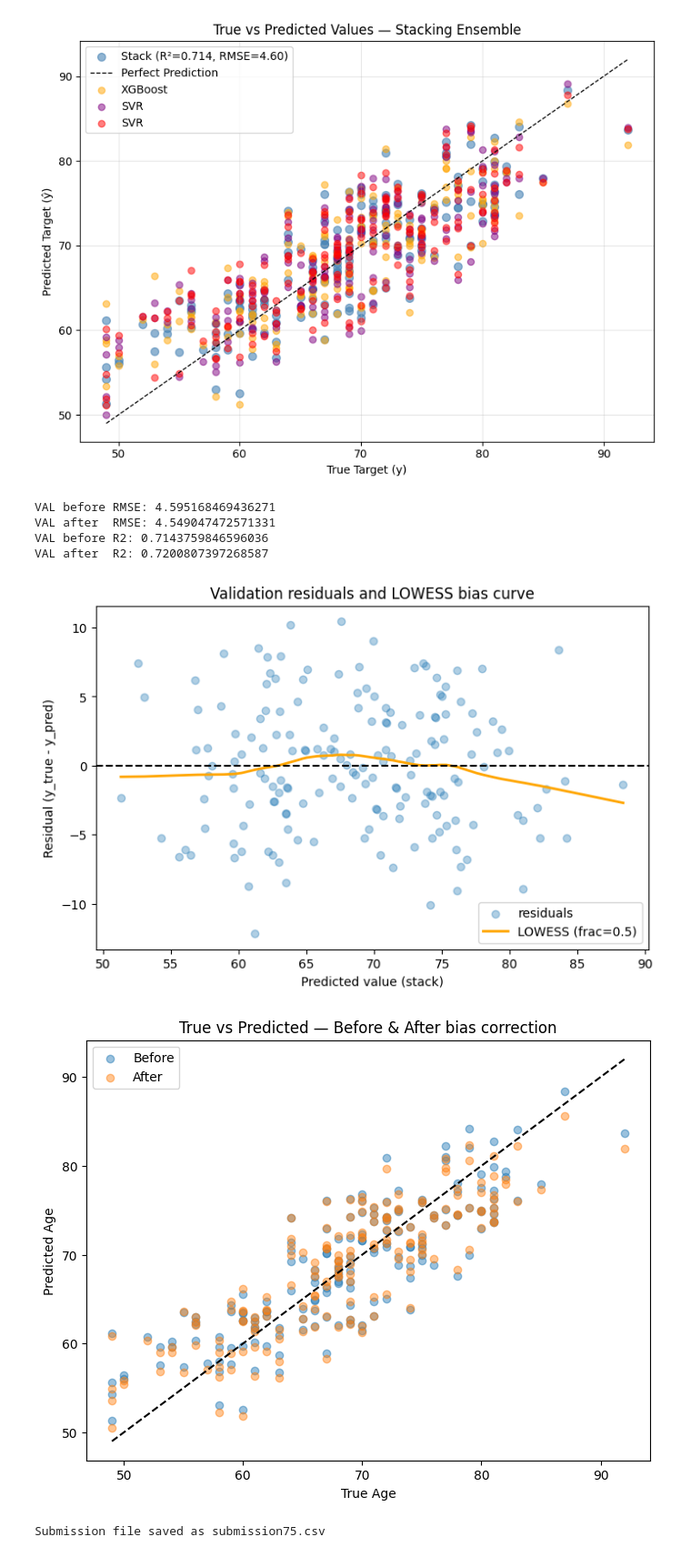
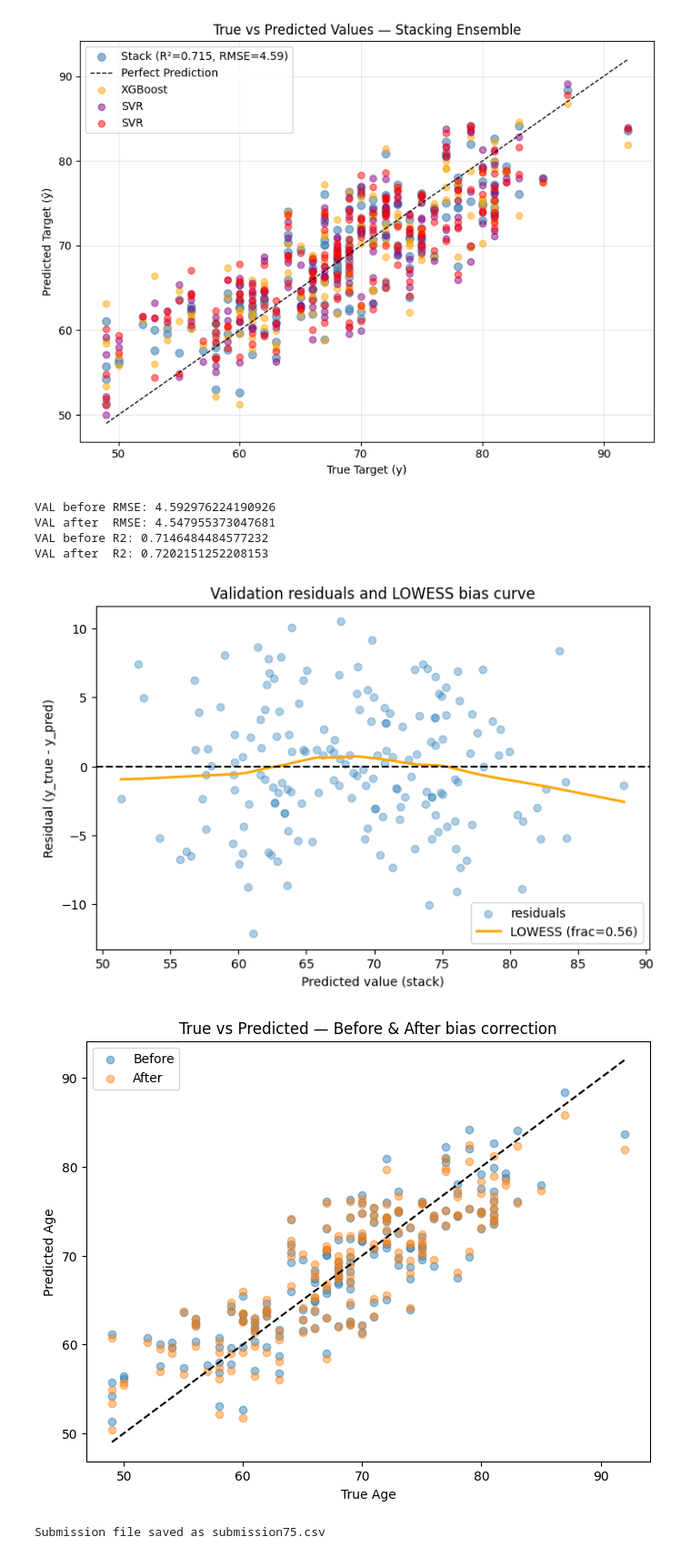
Before and after one commit to lambione/ETH-KAGGLE-COMPETITIONS-AML, a Jupyter notebook: PROJECT_1/mri_detection.ipynb, the cells around one changed output. Shown at 91% size. Cells and saved outputs as stored; diff of their text form; code cells hidden in the pictures.

Commit message:
Implementation of the stack bias corrected that makes 70.53% leaderboard

```diff
--- a/PROJECT_1/mri_detection.ipynb
+++ b/PROJECT_1/mri_detection.ipynb
@@ -667,6 +666,11 @@ from sklearn.gaussian_process import GaussianProcessRegressor
 from sklearn.gaussian_process.kernels import RBF, ConstantKernel as C, WhiteKernel
 from sklearn.gaussian_process import GaussianProcessRegressor
 from sklearn.gaussian_process.kernels import RBF, WhiteKernel
+from sklearn.linear_model import Lars, LassoLars
+from sklearn.linear_model import BayesianRidge
+from sklearn.linear_model import TweedieRegressor
+from sklearn.linear_model import ElasticNetCV
+
 
 y_train = np.ravel(y_train)
 y_val = np.ravel(y_val)
@@ -685,60 +689,42 @@ xgb = XGBRegressor(
     verbosity=0
 )
 
-# rf = RandomForestRegressor(
-#     n_estimators=800,
-#     max_depth=None,
-#     min_samples_split=4,
-#     min_samples_leaf=2,
-#     max_features='sqrt',
-#     bootstrap=True,
-#     n_jobs=-1,
-#     random_state=42
-# )
 
 svr = Pipeline([
     ('scaler', StandardScaler()),
     ('svr', SVR(kernel='rbf', C=24, epsilon=0.05))
 ])
 
-# knn = Pipeline([
-#     ('scaler', StandardScaler()),
-#     ('knn', KNeighborsRegressor(n_neighbors=7, weights='distance'))
-# ])
 
-
-# --- Build pipeline ---
 gpr = Pipeline([
-    ('scaler', StandardScaler()),                     # Scale features
+    ('scaler', StandardScaler()),
     ('gpr', GaussianProcessRegressor(
         kernel=0.7 * RBF(length_scale=1.5, length_scale_bounds=(0.1, 10.0)),
         n_restarts_optimizer=2,
-        alpha=1e-2,                                          # restarts for better hyperparameters
-        normalize_y=True,                           # normalize target
+        alpha=1e-2,
+        normalize_y=True,
         random_state=42
     ))
 ])
 
 estimators = [
     ('xgb', xgb),
-    # ('rf', rf),
     ('svr', svr),
     ('gpr', gpr),
 ]
 
 stack_model = StackingRegressor(
     estimators=estimators,
-    final_estimator=RidgeCV(alphas=[20.0]),
+    final_estimator=BayesianRidge(),
     passthrough=False,
     n_jobs=-1
 )
 
 models = [
     ('XGBoost', xgb),
-    # ('RandomForest', rf),
     ('SVR', svr),
     ('gpr', gpr),
-    ('Stacking', stack_model)
+    ('Stacking', stack_model),
 ]
 
 r2_train_list = []
@@ -821,7 +808,7 @@ y_pred_val = y_pred_stack
 residuals = y_val - y_pred_val
 
 lowess = sm.nonparametric.lowess
-frac = 0.5
+frac = 0.56
 lowess_fit = lowess(residuals, y_pred_val, frac=frac, return_sorted=True)
 
 from scipy.interpolate import interp1d
@@ -830,38 +817,38 @@ ys = lowess_fit[:, 1]
 bias_func = interp1d(xs, ys, bounds_error=False, fill_value=(ys[0], ys[-1]))
 
 bias_corr_val = bias_func(y_pred_val)
 y_pred_val_corrected = y_pred_val + bias_corr_val
 
 print("VAL before RMSE:", mean_squared_error(y_val, y_pred_val) ** 0.5)
 print("VAL after  RMSE:", mean_squared_error(y_val, y_pred_val_corrected) ** 0.5)
 print("VAL before R2:", r2_score(y_val, y_pred_val))
 print("VAL after  R2:", r2_score(y_val, y_pred_val_corrected))
 
 plt.figure(figsize=(8,5))
 plt.scatter(y_pred_val, residuals, alpha=0.35, label='residuals')
 plt.plot(xs, ys, linewidth=2, label=f'LOWESS (frac={frac})', color='orange')
 plt.axhline(0, linestyle='--', color='k')
 plt.xlabel('Predicted value (stack)')
 plt.ylabel('Residual (y_true - y_pred)')
 plt.title('Validation residuals and LOWESS bias curve')
 plt.legend()
 plt.show()
 
 plt.figure(figsize=(8,6))
 plt.scatter(y_val, y_pred_val, alpha=0.45, label='Before')
 plt.scatter(y_val, y_pred_val_corrected, alpha=0.45, label='After')
 plt.plot([y_val.min(), y_val.max()], [y_val.min(), y_val.max()], 'k--')
 plt.legend()
 plt.xlabel('True Age')
 plt.ylabel('Predicted Age')
 plt.title('True vs Predicted — Before & After bias correction')
 plt.show()
 # %% [output]
-VAL before RMSE: 4.595168469436271
-VAL after  RMSE: 4.549047472571331
-VAL before R2: 0.7143759846596036
-VAL after  R2: 0.7200807397268587
+VAL before RMSE: 4.592976224190926
+VAL after  RMSE: 4.547955373047681
+VAL before R2: 0.7146484484577232
+VAL after  R2: 0.7202151252208153
-[figure, old version]
+[figure, new version]
 [figure]
 # %%
 X_new_df = pd.read_csv("X_test.csv")
```
Also changed, not shown: parts of 4 cells of this notebook.
